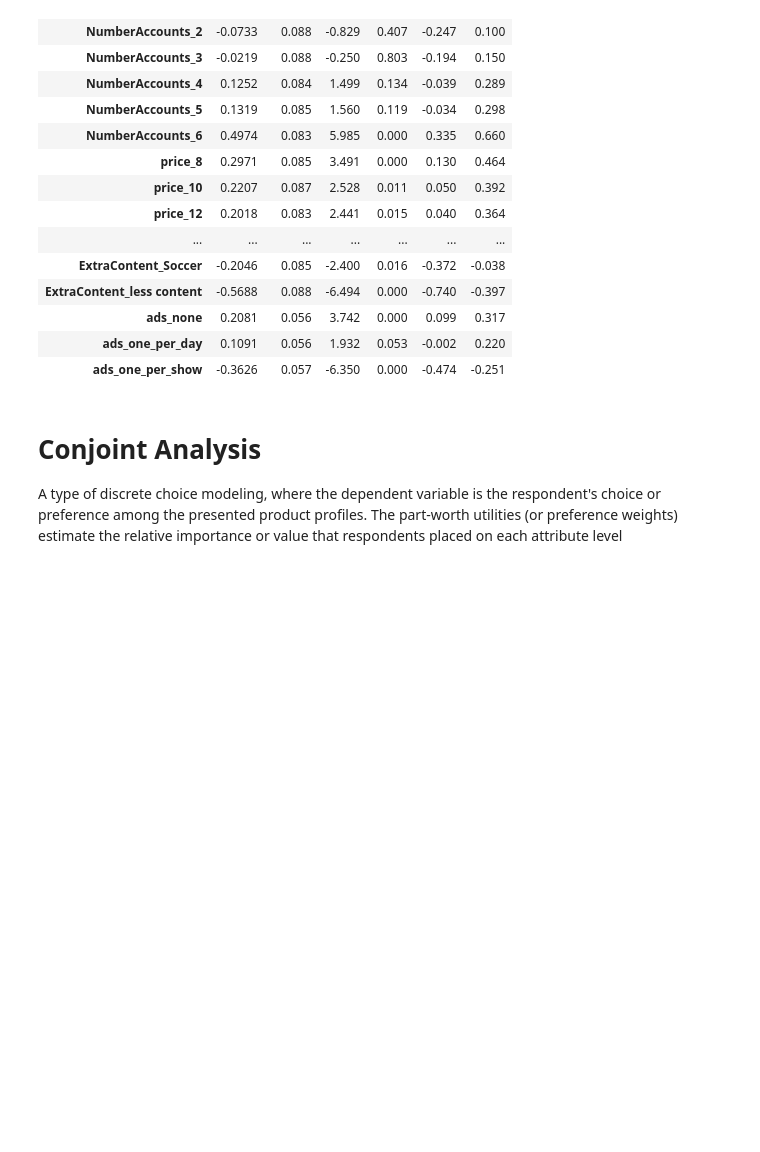
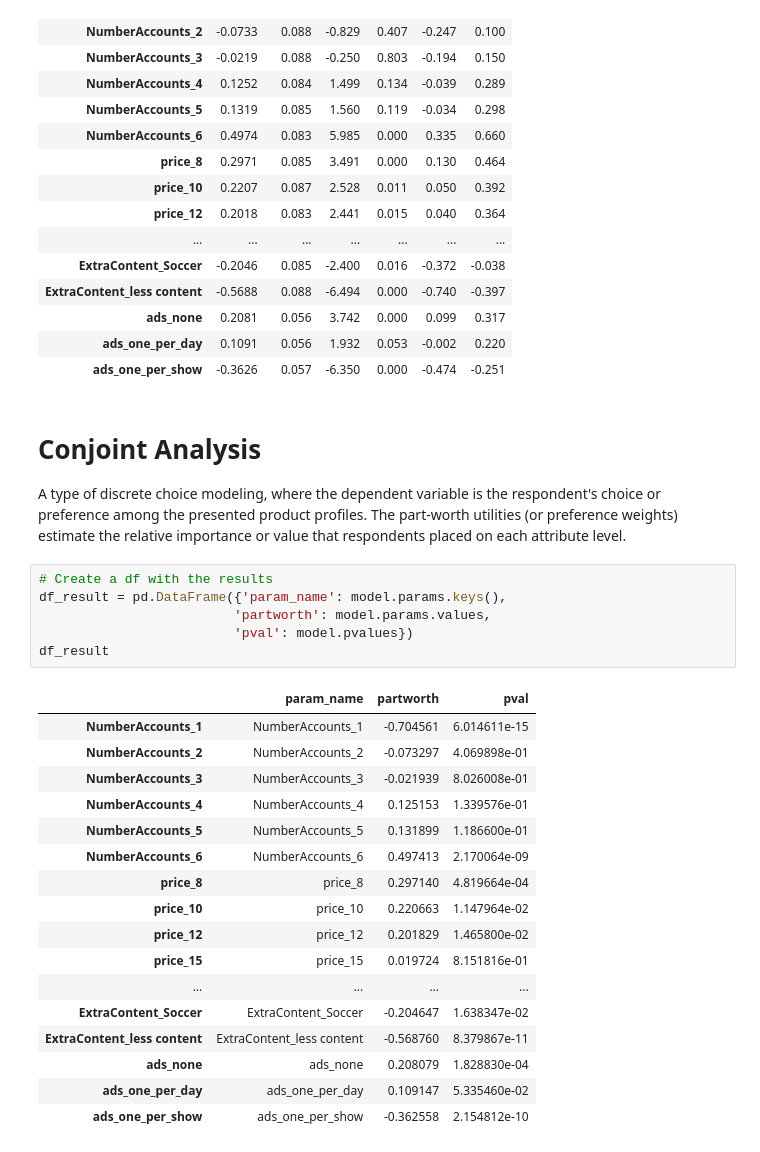
Before and after one commit to kjon-life/conjoint_analyses, a Jupyter notebook: notebooks/Conjoint_Analysis.ipynb, the cells around one changed output. Saved outputs shown, nothing was run; the diff lists cells and outputs as text; blank space fills up the shorter version.

```diff
--- a/notebooks/Conjoint_Analysis.ipynb
+++ b/notebooks/Conjoint_Analysis.ipynb
@@ -141,4 +145,28 @@ Generalized Linear Model Regression Results
 | ads_one_per_show | -0.3626 | 0.057 | -6.350 | 0.000 | -0.474 | -0.251 |
 # %% [markdown]
 # Conjoint Analysis
-A type of discrete choice modeling, where the dependent variable is the respondent's choice or preference among the presented product profiles. The part-worth utilities (or preference weights) estimate the relative importance or value that respondents placed on each attribute level
+A type of discrete choice modeling, where the dependent variable is the respondent's choice or preference among the presented product profiles. The part-worth utilities (or preference weights) estimate the relative importance or value that respondents placed on each attribute level.
+# %%
+# Create a df with the results
+df_result = pd.DataFrame({'param_name': model.params.keys(),
+                         'partworth': model.params.values,
+                         'pval': model.pvalues})
+df_result
+# %% [output]
+|  | param_name | partworth | pval |
+| NumberAccounts_1 | NumberAccounts_1 | -0.704561 | 6.014611e-15 |
+| NumberAccounts_2 | NumberAccounts_2 | -0.073297 | 4.069898e-01 |
+| NumberAccounts_3 | NumberAccounts_3 | -0.021939 | 8.026008e-01 |
+| NumberAccounts_4 | NumberAccounts_4 | 0.125153 | 1.339576e-01 |
+| NumberAccounts_5 | NumberAccounts_5 | 0.131899 | 1.186600e-01 |
+| NumberAccounts_6 | NumberAccounts_6 | 0.497413 | 2.170064e-09 |
+| price_8 | price_8 | 0.297140 | 4.819664e-04 |
+| price_10 | price_10 | 0.220663 | 1.147964e-02 |
+| price_12 | price_12 | 0.201829 | 1.465800e-02 |
+| price_15 | price_15 | 0.019724 | 8.151816e-01 |
+| ... | ... | ... | ... |
+| ExtraContent_Soccer | ExtraContent_Soccer | -0.204647 | 1.638347e-02 |
+| ExtraContent_less content | ExtraContent_less content | -0.568760 | 8.379867e-11 |
+| ads_none | ads_none | 0.208079 | 1.828830e-04 |
+| ads_one_per_day | ads_one_per_day | 0.109147 | 5.335460e-02 |
+| ads_one_per_show | ads_one_per_show | -0.362558 | 2.154812e-10 |
```
Also changed, not shown: parts of 5 cells of this notebook.
